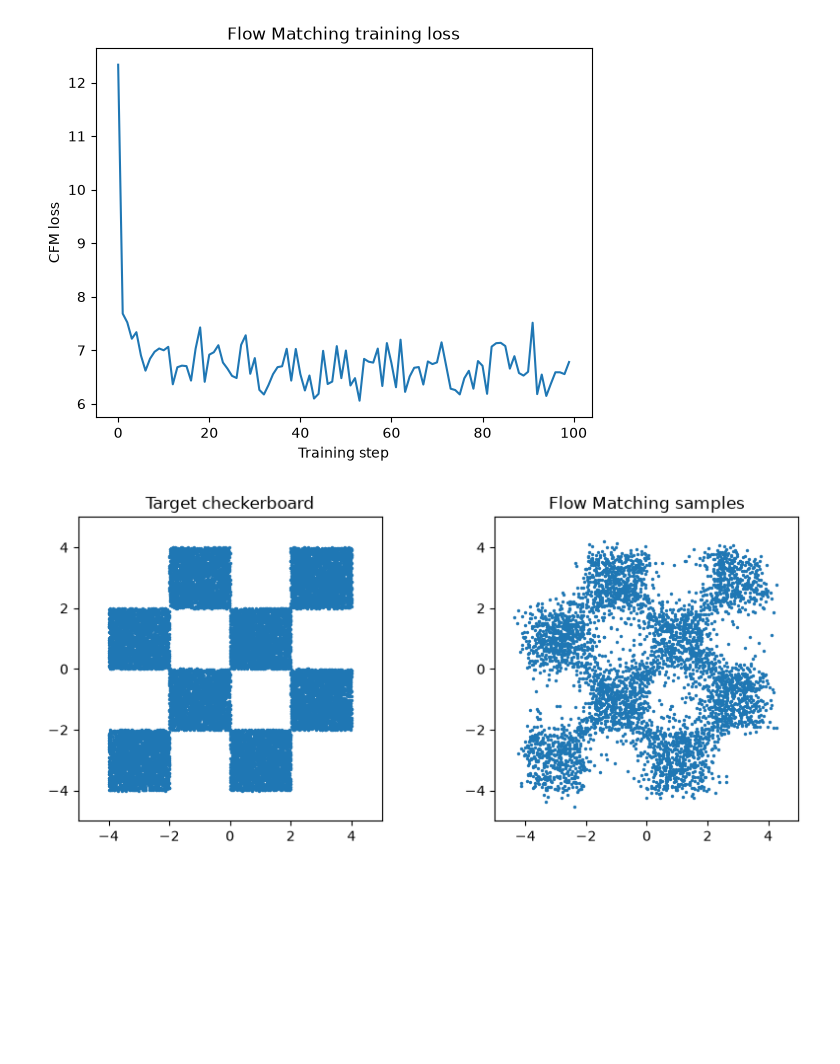
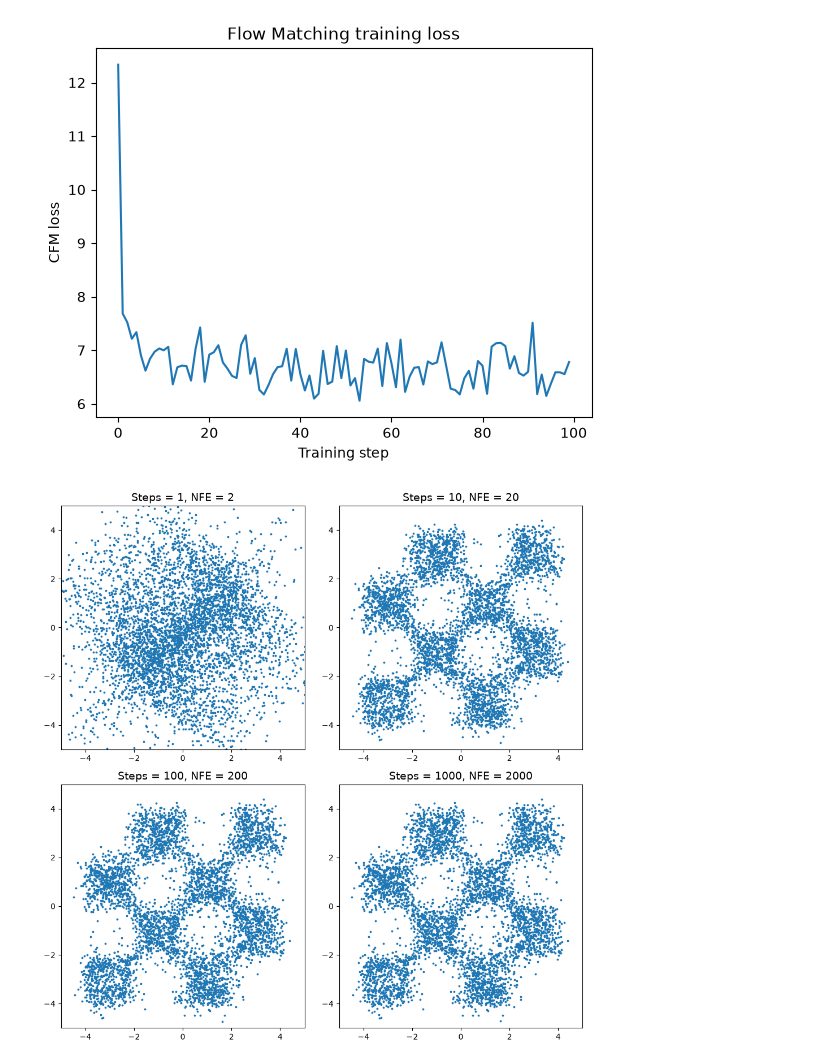
Before and after one commit to samuelfors/SF2935, a Jupyter notebook: main.ipynb, the cells around one changed output. Saved outputs shown, nothing was run; the diff lists cells and outputs as text; code cells hidden in the pictures; blank space fills up the shorter version.

Commit message:
Implement flow matching experiments

```diff
--- a/main.ipynb
+++ b/main.ipynb
@@ -98,9 +109,13 @@ Step 9000, Loss: 6.5973
 # Generate the points
 
 @torch.no_grad()
-def generate(model, number_of_points = 5000, steps = 10):
+def generate(model, number_of_points = 5000, steps = 10, return_path = False):
     x = torch.randn(number_of_points, 2)
     dt = 1 / steps
+
+    if return_path:
+        path = [x.clone()]
+        save_steps = {steps // 3, 2 * steps // 3, steps}
 
     # Runge-Kutta 2nd order integration, maybe we could use a higher order?
     for step in range(steps):
@@ -111,26 +126,46 @@ def generate(model, number_of_points = 5000, steps = 10):
         mid_velocity = model(torch.cat((mid_time, x_mid), dim=1))
         x = x + dt * mid_velocity
 
+        if return_path and (step + 1) in save_steps:
+            path.append(x.clone())
+
+    if return_path:
+        return x, path
+
     return x
-
-model.eval()
-generated = generate(model, number_of_points=5000, steps=10)
 # %%
-generated = generated.numpy()
+model.eval()
 
-fig, axes = plt.subplots(1, 2, figsize=(10, 4))
+steps_list = [1, 10, 100, 1000] # play around here to see how many steps you need
 
-axes[0].scatter(data[:, 0], data[:, 1], s=2)
-axes[0].set_title("Target checkerboard")
 
-axes[1].scatter(generated[:, 0], generated[:, 1], s=2)
-axes[1].set_title("Flow Matching samples")
+fig, axes = plt.subplots(2, 2, figsize=(10, 10))
+axes = axes.flatten()
 
-for axis in axes:
-    axis.set_xlim(-5, 5)
-    axis.set_ylim(-5, 5)
-    axis.set_aspect("equal")
+for i, steps in enumerate(steps_list):
+    torch.manual_seed(123)
 
+    generated = generate(
+        model,
+        number_of_points=5000,
+        steps=steps
+    ).numpy()
+
+    axes[i].scatter(
+        generated[:, 0],
+        generated[:, 1],
+        s=3
+    )
+
+    axes[i].set_title(
+        f"Steps = {steps}, NFE = {2 * steps}",
+        fontsize=14
+    )
+    axes[i].set_xlim(-5, 5)
+    axes[i].set_ylim(-5, 5)
+    axes[i].set_aspect("equal")
+
+plt.tight_layout()
 plt.show()
 # %% [output]
-[figure, old version]
+[figure, new version]
```
Also changed, not shown: parts of 3 cells of this notebook.
